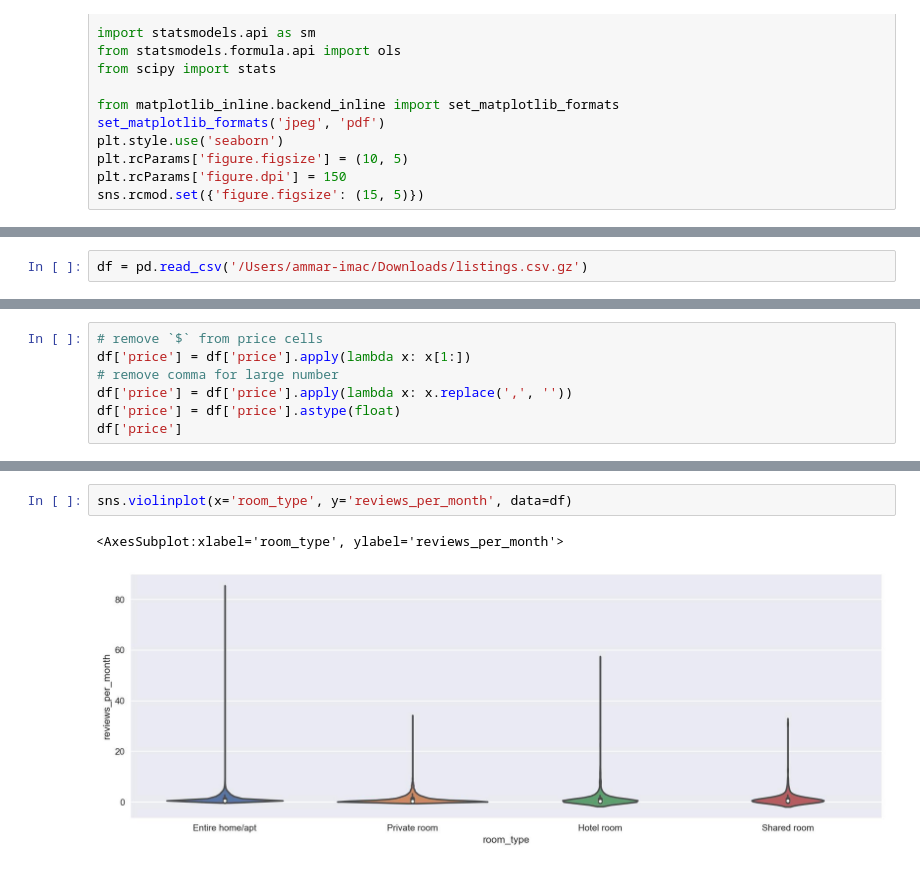
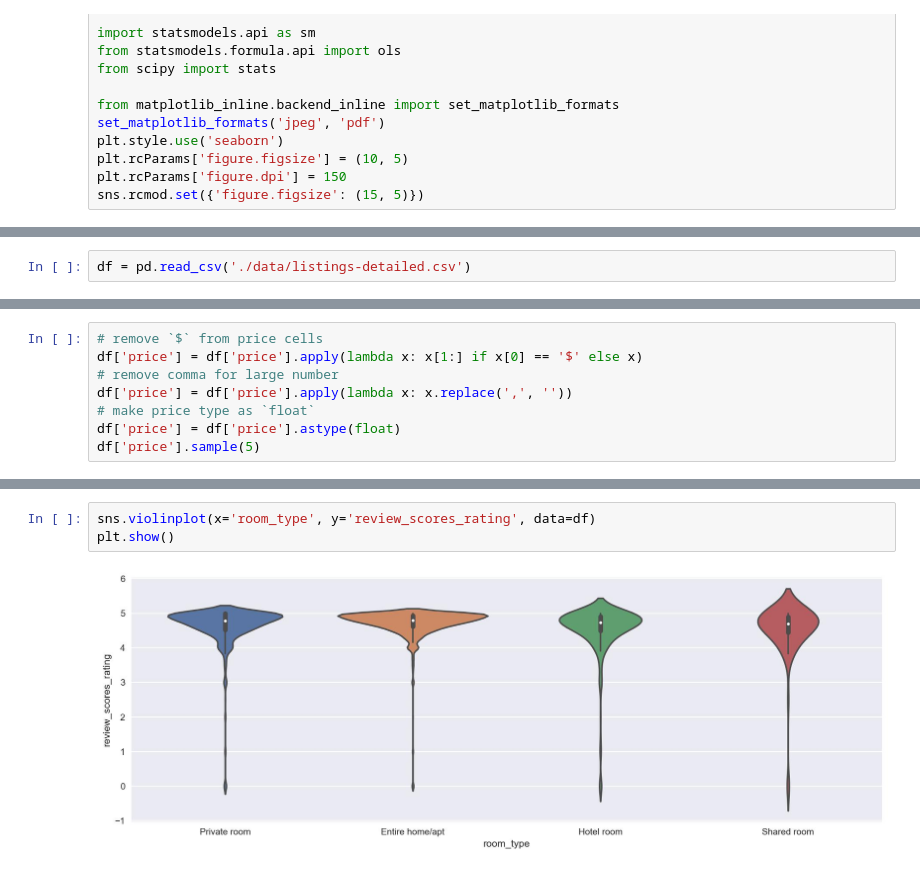
Before and after one commit to mhaln3mi/Airbnb-Rome-EDA, a Jupyter notebook: models.ipynb, the cells around one changed output, grey strips where cells are left out. Cells and saved outputs as stored; diff of their text form.

```diff
--- a/models.ipynb
+++ b/models.ipynb
@@ -18,2 +20,2 @@ sns.rcmod.set({'figure.figsize': (15, 5)})
 # %%
-df = pd.read_csv('/Users/ammar-imac/Downloads/listings.csv.gz')
+df = pd.read_csv('./data/listings-detailed.csv')
@@ -20,8 +25,9 @@ df = pd.read_csv('/Users/ammar-imac/Downloads/listings.csv.gz')
 # %%
 # remove `$` from price cells
-df['price'] = df['price'].apply(lambda x: x[1:])
+df['price'] = df['price'].apply(lambda x: x[1:] if x[0] == '$' else x)
 # remove comma for large number
 df['price'] = df['price'].apply(lambda x: x.replace(',', ''))
+# make price type as `float`
 df['price'] = df['price'].astype(float)
-df['price']
+df['price'].sample(5)
 # %% [output]
@@ -51,5 +54,5 @@ sns.barplot(data=df, x='room_type', y='price')
 # %%
-sns.violinplot(x='room_type', y='reviews_per_month', data=df)
+sns.violinplot(x='room_type', y='review_scores_rating', data=df)
+plt.show()
 # %% [output]
-<AxesSubplot:xlabel='room_type', ylabel='reviews_per_month'>
-[figure, old version]
+[figure, new version]
```
Also changed, not shown: parts of 20 cells of this notebook.
